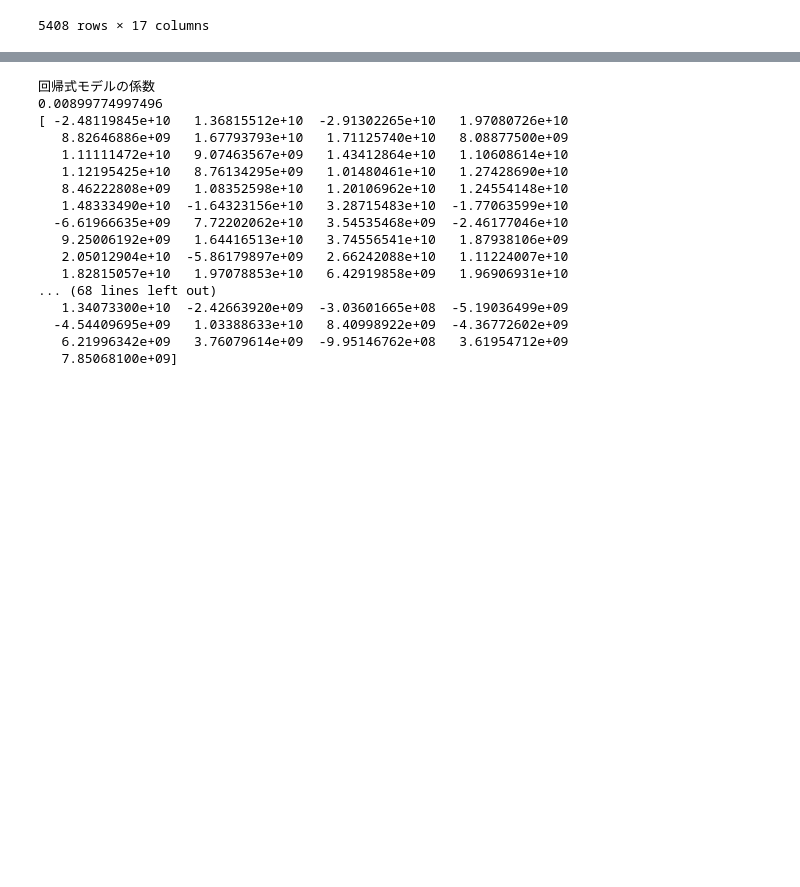
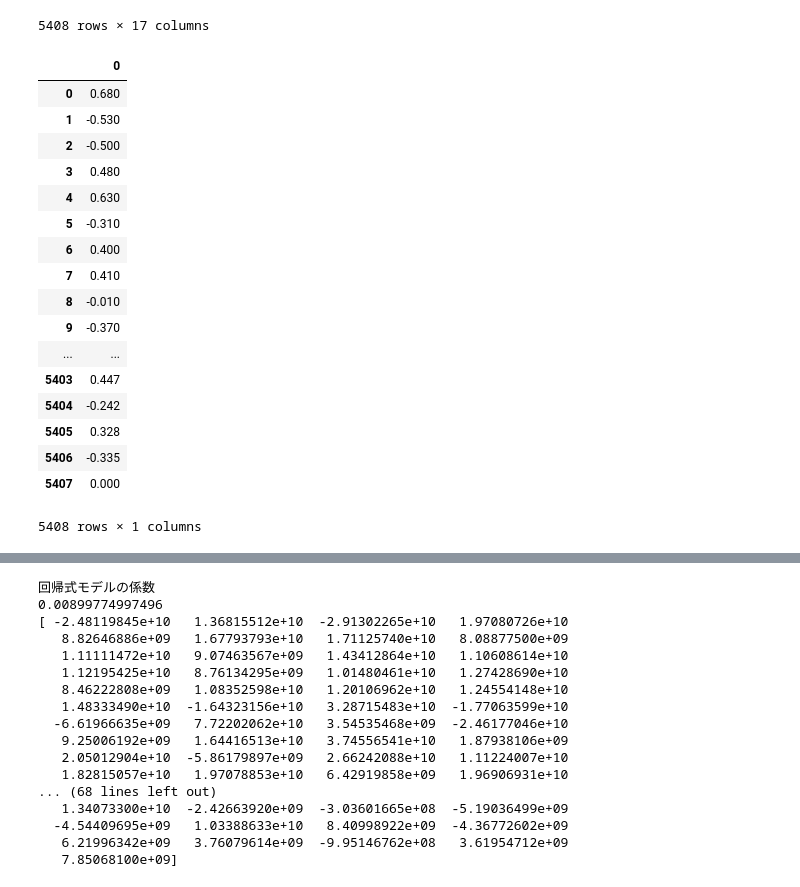
Before and after one commit to Nobita-FX/Nobita-FX, a Jupyter notebook: program/NobitaFX_3_linear_regression_2.ipynb, the cells around one changed output, grey strips where cells are left out. Cells and saved outputs as stored; diff of their text form; code cells hidden in the pictures; blank space fills up the shorter version.

```diff
--- a/program/NobitaFX_3_linear_regression_2.ipynb
+++ b/program/NobitaFX_3_linear_regression_2.ipynb
@@ -169,7 +171,26 @@ for i in range(day_ago,len(X)):
 # %%
 # Xの確認です
-#data_show = pd.DataFrame(X)
-#data_show
+data_show = pd.DataFrame(Y)
+data_show
+# %% [output]
+|  | 0 |
+| 0 | 0.680 |
+| 1 | -0.530 |
+| 2 | -0.500 |
+| 3 | 0.480 |
+| 4 | 0.630 |
+| 5 | -0.310 |
+| 6 | 0.400 |
+| 7 | 0.410 |
+| 8 | -0.010 |
+| 9 | -0.370 |
+| ... | ... |
+| 5403 | 0.447 |
+| 5404 | -0.242 |
+| 5405 | 0.328 |
+| 5406 | -0.335 |
+| 5407 | 0.000 |
+5408 rows × 1 columns
 # %%
 # XとYを学習データとテストデータ(2017年～)に分ける
 X_train = X[200:5193,:] # 200日平均を使うので、それ以降を学習データに使用します
```
Also changed, not shown: parts of 5 cells of this notebook.
